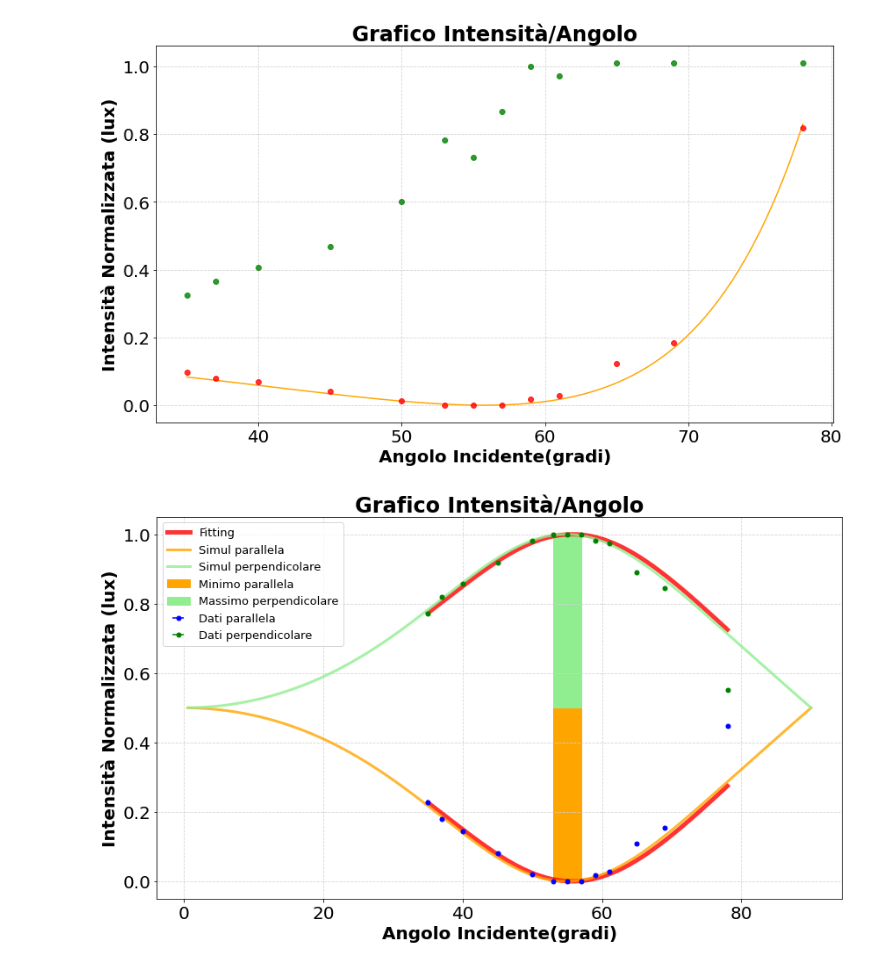
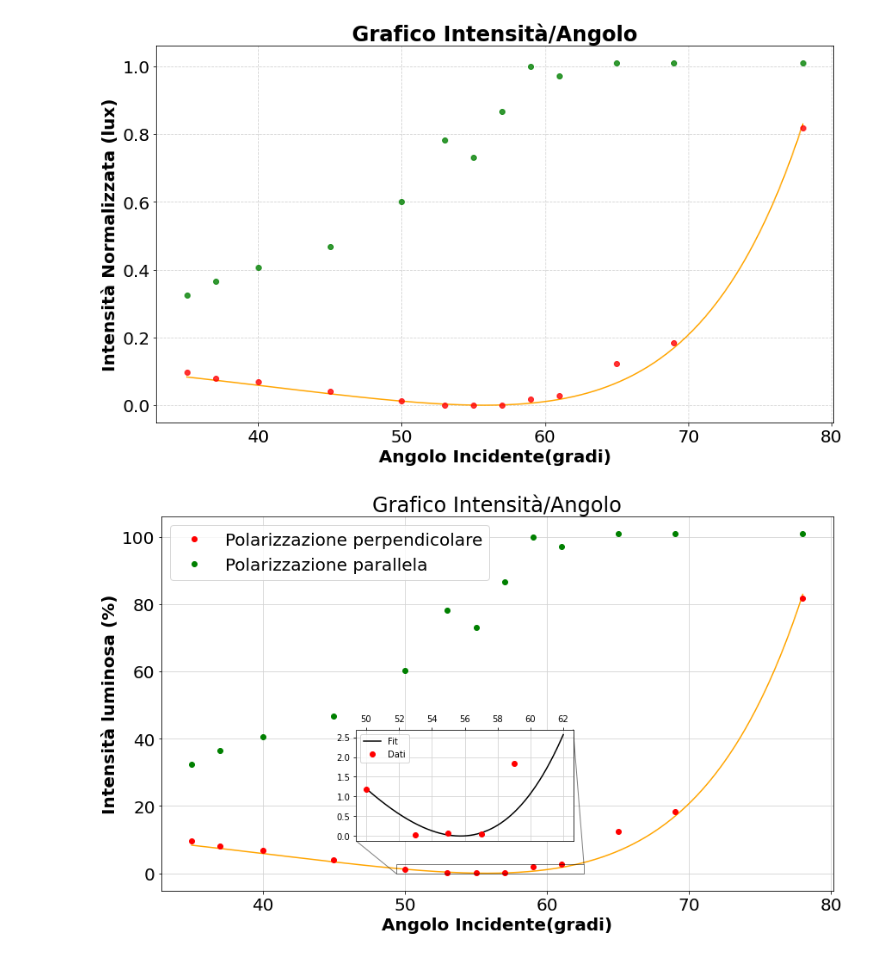
Before and after one commit to alessandramontalbano/Ottica_Brewster_Angle, a Jupyter notebook: code/Simulazione fit_Brewster_Angle.ipynb, the cells around one changed output. Drawn from its saved outputs; the diff is of its cells as text; code cells hidden in the pictures.

Commit message:
Grafico con ingrandimento

```diff
--- a/code/Simulazione fit_Brewster_Angle.ipynb
+++ b/code/Simulazione fit_Brewster_Angle.ipynb
@@ -289,9 +289,46 @@ plt.plot(x*180/np.pi,Idatafit1*I0, color = 'orange')
 plt.errorbar(Angle*180/np.pi,Idata,color='red', label='Fitting',fmt='o', linewidth=5, alpha=0.8)
 plt.errorbar(Angle*180/np.pi,Idata2,color='green', label='Fitting',fmt='o', linewidth=5, alpha=0.8)
 
+
+
+
+
+#graphs with zoom
+
+fig = plt.figure(figsize=(14,8))
+plt.rcParams.update({'font.size': 20})
+ax = fig.gca()
+#ax.set_xticks(np.arange(min(Angletot),max(Angletot)*1.5, 10)
+plt.title("Grafico Intensità/Angolo")
+plt.xlabel("Angolo Incidente(gradi)",fontweight="bold")
+plt.ylabel("Intensità luminosa (%)",fontweight="bold")
+
+plt.grid(color='lightgray',linestyle="-",zorder=0)
+
+plt.errorbar(Angle*180/np.pi,Idata*100,color='red', label='Polarizzazione perpendicolare',fmt='o')
+plt.errorbar(Angle*180/np.pi,Idata2*100,color='green', label='Polarizzazione parallela',fmt='o')
+plt.plot(x*180/np.pi,Idatafit1*I0*100, color = 'orange')
+plt.legend(loc="best")
+
+X_detail = np.linspace(50, 62, 1000)
+X_detail = X_detail/180*np.pi
+x1 = np.arcsin(np.sin(X_detail)/indexrifr)
+Y_detail = Idatafit = simulation(X_detail,x1)
+# location for the zoomed portion
+sub_axes = plt.axes([.35, .225, .25, .225])
+sub_axes.xaxis.tick_top()
+sub_axes.tick_params(axis='both', which='major', labelsize=10)
+plt.errorbar((90-np.array([35,37,33,31,40])),np.array([0.073,0.022,0.0452,1.84,1.18]),color='red', label='Dati',fmt='o')
+sub_axes.plot(X_detail*180/np.pi,Y_detail*I0*100, color="black",label="Fit")
+# plot the zoomed portion
+sub_axes.grid(color='lightgray',linestyle="-",zorder=0)
+sub_axes.legend(loc="upper left",prop={'size': 10})
+ax.indicate_inset_zoom(sub_axes, edgecolor="black")
+plt.show()
+#fig.savefig(f'GraficoMthetaParte3.pdf',dpi = 300)
+
 Idata = Idata/Idatatot
 Idata2 = Idata2/Idatatot
-
 
 #print data result
 minimum = findMinWithRange(Angle,Idata,0.01)
@@ -396,2 +431,2 @@ Brewster Angle from fit perpendicular
 [figure]
-[figure, old version]
+[figure, new version]
```
Also changed, not shown: parts of 2 cells of this notebook.
